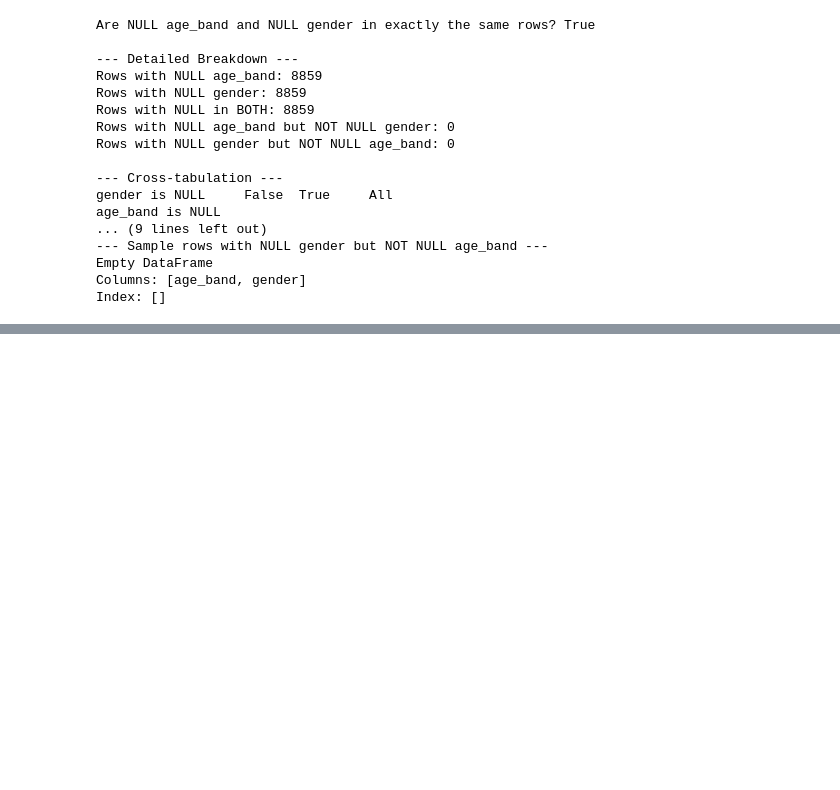
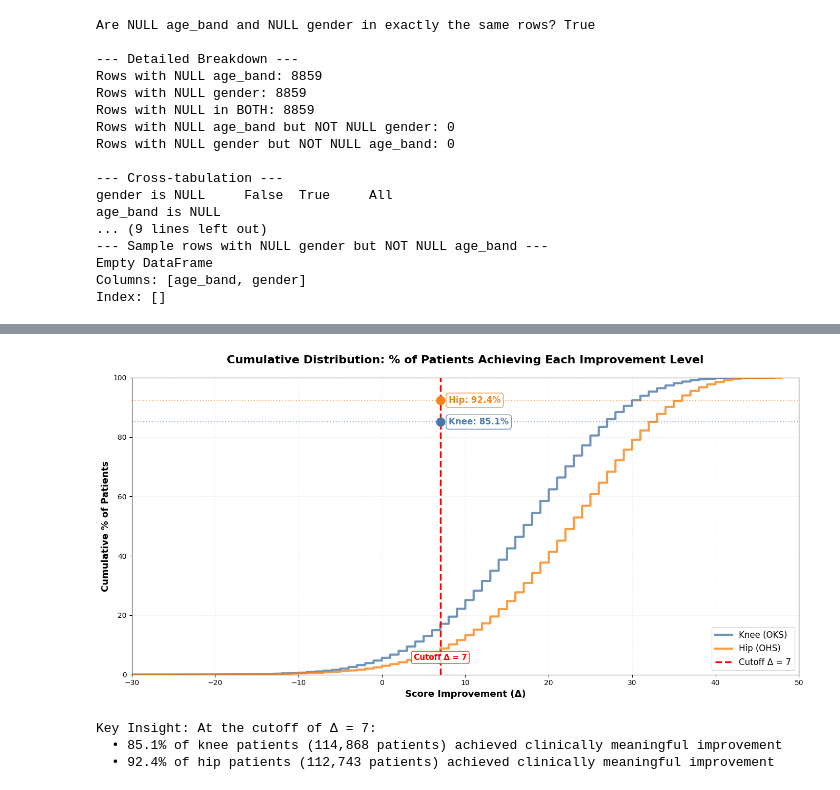
Before and after one commit to saras-audrius/EAISI-Group-Project---NHS, a Jupyter notebook: code/all_dataset_exploration.ipynb, the cells around one changed output, grey strips where cells are left out. Drawn from its saved outputs; the diff is of its cells as text; code cells hidden in the pictures; blank space fills up the shorter version.

```diff
--- a/code/all_dataset_exploration.ipynb
+++ b/code/all_dataset_exploration.ipynb
@@ -2141,0 +2250,68 @@ Index: []
+# %%
+# VISUALIZATION 2: Cumulative Distribution - What % of patients achieved X improvement?
+# Shows clearly how many patients benefit at different cutoff levels
+
+# Prepare cumulative data
+knee_sorted = np.sort(df_knee_filtered['delta'].values)
+knee_cumulative = np.arange(1, len(knee_sorted) + 1) / len(knee_sorted) * 100
+
+hip_sorted = np.sort(df_hip_filtered['delta'].values)
+hip_cumulative = np.arange(1, len(hip_sorted) + 1) / len(hip_sorted) * 100
+
+# Create figure
+fig, ax = plt.subplots(figsize=(14, 7))
+
+# Plot cumulative distributions
+ax.plot(knee_sorted, knee_cumulative, color='#4C78A8', linewidth=3, label='Knee (OKS)', alpha=0.8)
+ax.plot(hip_sorted, hip_cumulative, color='#F58518', linewidth=3, label='Hip (OHS)', alpha=0.8)
+
+# Add vertical line at cutoff = 7
+ax.axvline(x=7, color='red', linestyle='--', linewidth=2.5, label='Cutoff Δ = 7')
+
+# Calculate percentages at cutoff
+knee_pct_at_7 = (df_knee_filtered['delta'] >= 7).mean() * 100
+hip_pct_at_7 = (df_hip_filtered['delta'] >= 7).mean() * 100
+
+# Add horizontal lines showing % at cutoff
+ax.axhline(y=knee_pct_at_7, color='#4C78A8', linestyle=':', linewidth=1.5, alpha=0.6)
+ax.axhline(y=hip_pct_at_7, color='#F58518', linestyle=':', linewidth=1.5, alpha=0.6)
+
+# Add points and annotations at cutoff
+ax.plot(7, knee_pct_at_7, 'o', color='#4C78A8', markersize=12, zorder=5)
+ax.plot(7, hip_pct_at_7, 'o', color='#F58518', markersize=12, zorder=5)
+
+ax.text(8, knee_pct_at_7, f'Knee: {knee_pct_at_7:.1f}%',
+        color='#4C78A8', fontsize=12, fontweight='bold', va='center',
+        bbox=dict(boxstyle='round', facecolor='white', edgecolor='#4C78A8', alpha=0.9))
+
+ax.text(8, hip_pct_at_7, f'Hip: {hip_pct_at_7:.1f}%',
+        color='#F58518', fontsize=12, fontweight='bold', va='center',
+        bbox=dict(boxstyle='round', facecolor='white', edgecolor='#F58518', alpha=0.9))
+
+# Annotation for cutoff
+ax.text(7, 5, 'Cutoff Δ = 7', color='red', fontsize=11, fontweight='bold',
+        ha='center', rotation=0,
+        bbox=dict(boxstyle='round', facecolor='white', edgecolor='red', alpha=0.8))
+
+# Styling
+ax.set_xlabel('Score Improvement (Δ)', fontsize=13, fontweight='bold')
+ax.set_ylabel('Cumulative % of Patients', fontsize=13, fontweight='bold')
+ax.set_title('Cumulative Distribution: % of Patients Achieving Each Improvement Level',
+             fontsize=16, fontweight='bold', pad=20)
+ax.set_subtitle = 'Shows what percentage of patients achieved at least X points of improvement'
+ax.legend(fontsize=12, loc='lower right')
+ax.grid(True, alpha=0.3, linestyle=':')
+ax.set_xlim(-30, 50)
+ax.set_ylim(0, 100)
+
+plt.tight_layout()
+plt.show()
+
+print(f"\nKey Insight: At the cutoff of Δ = 7:")
+print(f"  • {knee_pct_at_7:.1f}% of knee patients ({(df_knee_filtered['delta'] >= 7).sum():,} patients) achieved clinically meaningful improvement")
+print(f"  • {hip_pct_at_7:.1f}% of hip patients ({(df_hip_filtered['delta'] >= 7).sum():,} patients) achieved clinically meaningful improvement")
+# %% [output]
+[figure, added]
+Key Insight: At the cutoff of Δ = 7:
+  • 85.1% of knee patients (114,868 patients) achieved clinically meaningful improvement
+  • 92.4% of hip patients (112,743 patients) achieved clinically meaningful improvement
```
Also changed, not shown: parts of 3 cells of this notebook, 2 other files.
